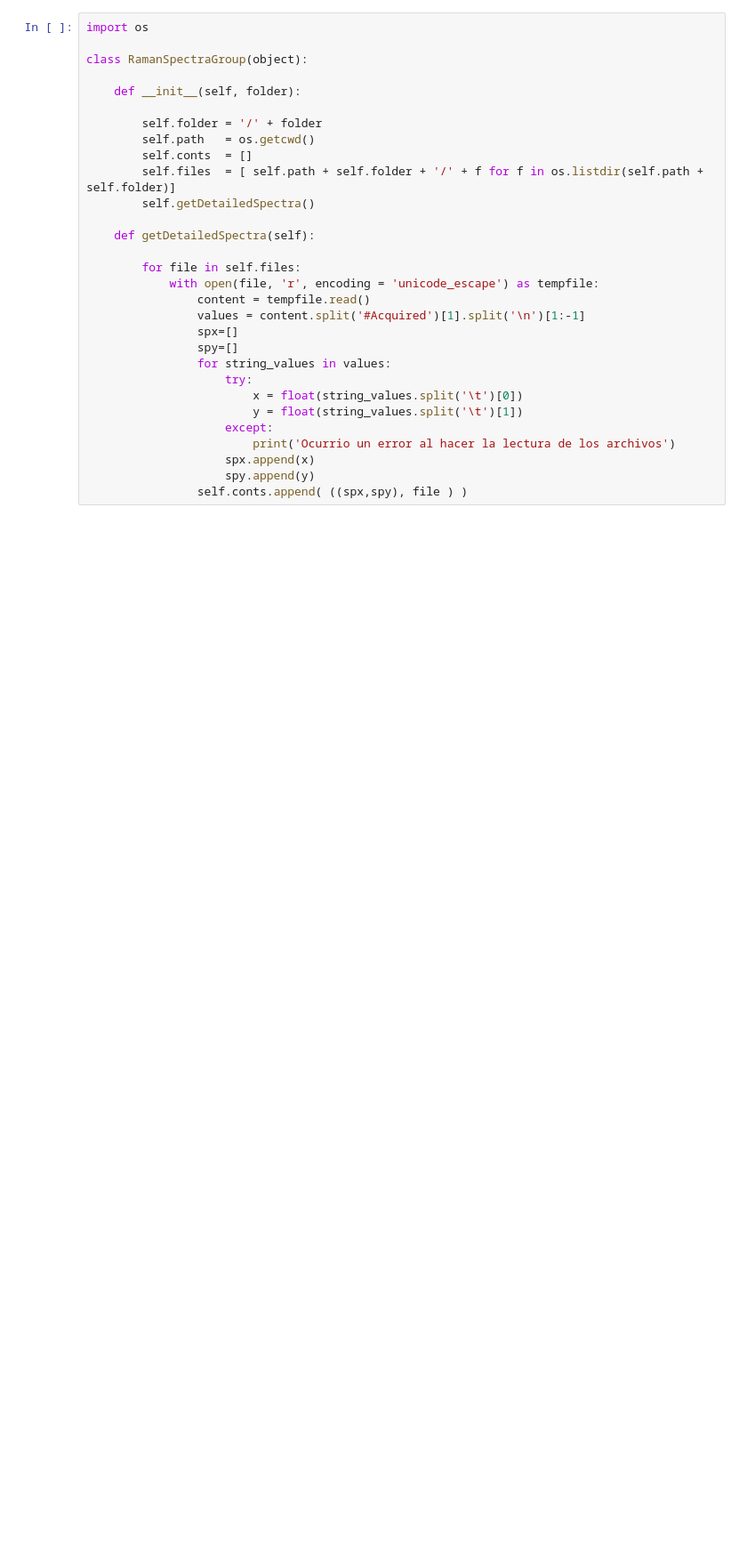
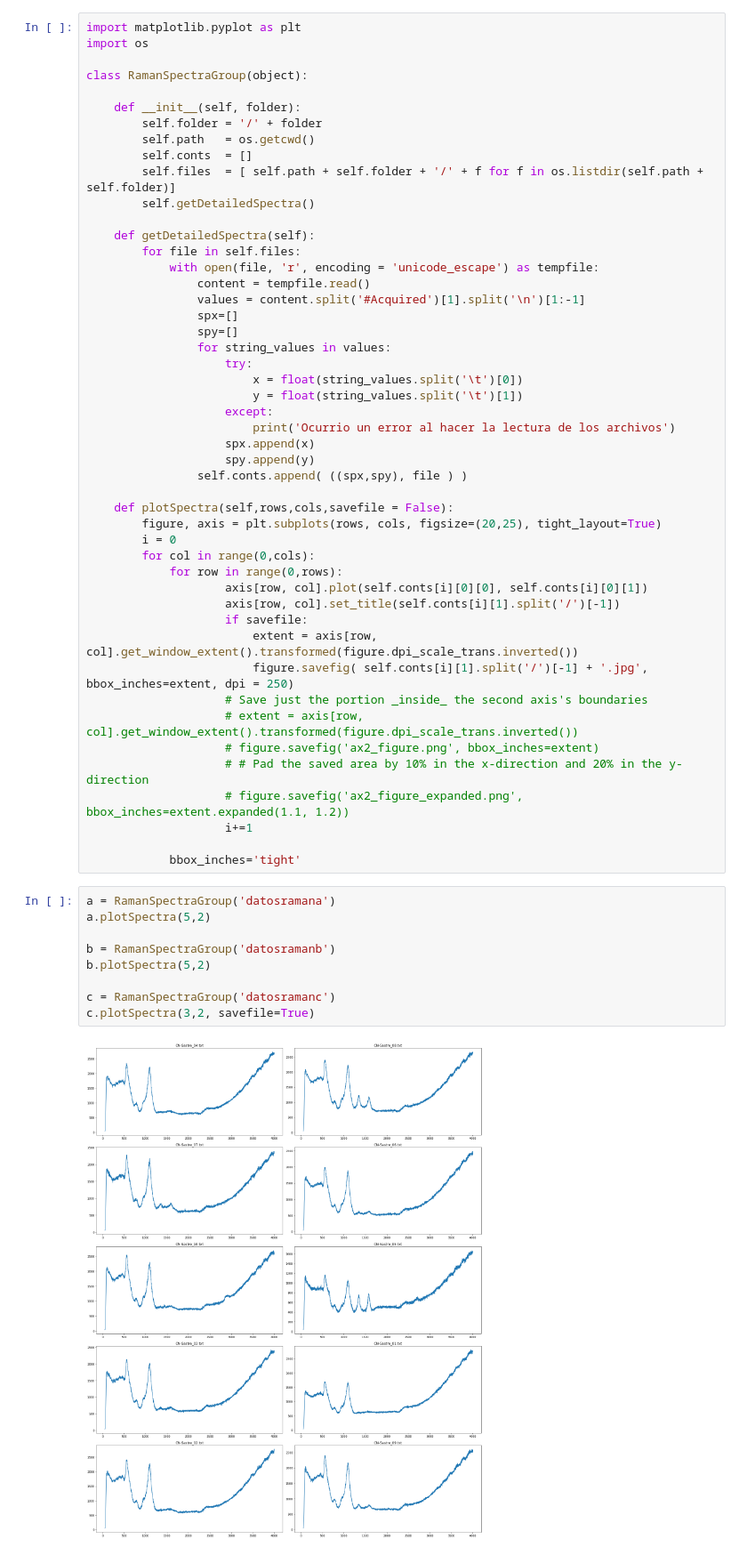
Before and after one commit to oftavira/BitacoraLiteratura, a Jupyter notebook: Graficas/ploting.ipynb, the cells around one changed output. Shown at 89% size. Drawn from its saved outputs; the diff is of its cells as text; blank space fills up the shorter version.

```diff
--- a/Graficas/ploting.ipynb
+++ b/Graficas/ploting.ipynb
@@ -64,10 +76,10 @@ for col in range(0,2):
 # %%
+import matplotlib.pyplot as plt
 import os
 
 class RamanSpectraGroup(object):
 
     def __init__(self, folder):
-
         self.folder = '/' + folder
         self.path   = os.getcwd()
         self.conts  = []
@@ -75,7 +87,6 @@ class RamanSpectraGroup(object):
         self.getDetailedSpectra()
 
     def getDetailedSpectra(self):
-
         for file in self.files:
             with open(file, 'r', encoding = 'unicode_escape') as tempfile:
                 content = tempfile.read()
@@ -91,3 +102,33 @@ class RamanSpectraGroup(object):
                     spx.append(x)
                     spy.append(y)
                 self.conts.append( ((spx,spy), file ) )
+
+    def plotSpectra(self,rows,cols,savefile = False):
+        figure, axis = plt.subplots(rows, cols, figsize=(20,25), tight_layout=True)
+        i = 0
+        for col in range(0,cols):
+            for row in range(0,rows):
+                    axis[row, col].plot(self.conts[i][0][0], self.conts[i][0][1])
+                    axis[row, col].set_title(self.conts[i][1].split('/')[-1])
+                    if savefile:
+                        extent = axis[row, col].get_window_extent().transformed(figure.dpi_scale_trans.inverted())
+                        figure.savefig( self.conts[i][1].split('/')[-1] + '.jpg', bbox_inches=extent, dpi = 250)
+                    # Save just the portion _inside_ the second axis's boundaries
+                    # extent = axis[row, col].get_window_extent().transformed(figure.dpi_scale_trans.inverted())
+                    # figure.savefig('ax2_figure.png', bbox_inches=extent)
+                    # # Pad the saved area by 10% in the x-direction and 20% in the y-direction
+                    # figure.savefig('ax2_figure_expanded.png', bbox_inches=extent.expanded(1.1, 1.2))
+                    i+=1
+
+            bbox_inches='tight'
+# %%
+a = RamanSpectraGroup('datosramana')
+a.plotSpectra(5,2)
+
+b = RamanSpectraGroup('datosramanb')
+b.plotSpectra(5,2)
+
+c = RamanSpectraGroup('datosramanc')
+c.plotSpectra(3,2, savefile=True)
+# %% [output]
+[figure, added]
```
Also changed, not shown: parts of 3 cells of this notebook, 3 other files.
